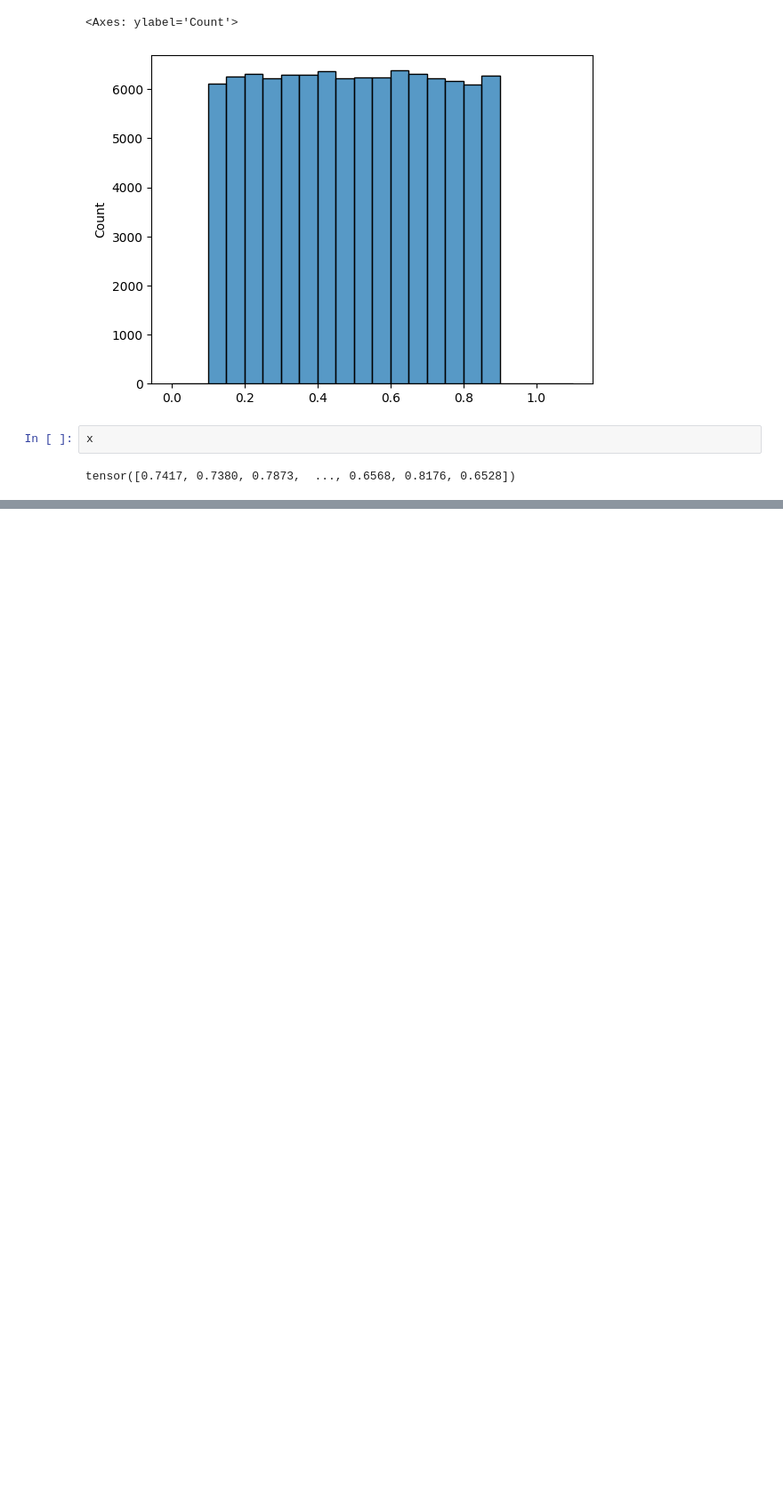
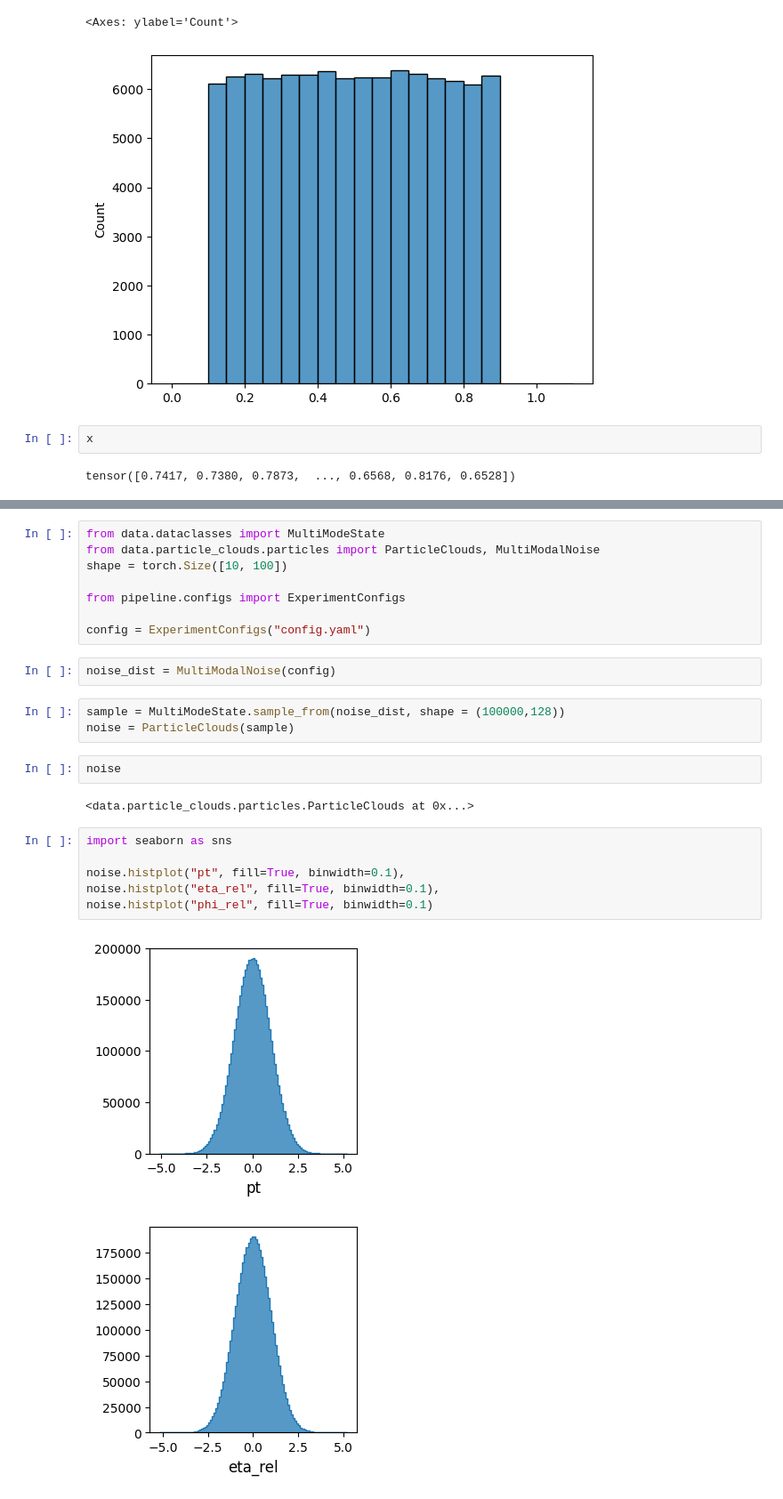
Before and after one commit to dfaroughy/Multimodal-Bridges, a Jupyter notebook: notebooks/inference.ipynb, the cells around one changed output, grey strips where cells are left out. Shown: that part at 89% size. Cells and saved outputs as stored; diff of their text form; blank space fills up the shorter version.

```diff
--- a/notebooks/inference.ipynb
+++ b/notebooks/inference.ipynb
@@ -78,0 +279,26 @@ tensor([0.7417, 0.7380, 0.7873,  ..., 0.6568, 0.8176, 0.6528])
+# %%
+from data.dataclasses import MultiModeState
+from data.particle_clouds.particles import ParticleClouds, MultiModalNoise
+shape = torch.Size([10, 100])
+
+from pipeline.configs import ExperimentConfigs
+
+config = ExperimentConfigs("config.yaml")
+# %%
+noise_dist = MultiModalNoise(config)
+# %%
+sample = MultiModeState.sample_from(noise_dist, shape = (100000,128))
+noise = ParticleClouds(sample)
+# %%
+noise
+# %% [output]
+<data.particle_clouds.particles.ParticleClouds at 0x...>
+# %%
+import seaborn as sns
+
+noise.histplot("pt", fill=True, binwidth=0.1),
+noise.histplot("eta_rel", fill=True, binwidth=0.1),
+noise.histplot("phi_rel", fill=True, binwidth=0.1)
+# %% [output]
+[figure, added]
+[figure, added]
```
Also changed, not shown: parts of 14 cells of this notebook, 26 other files.
